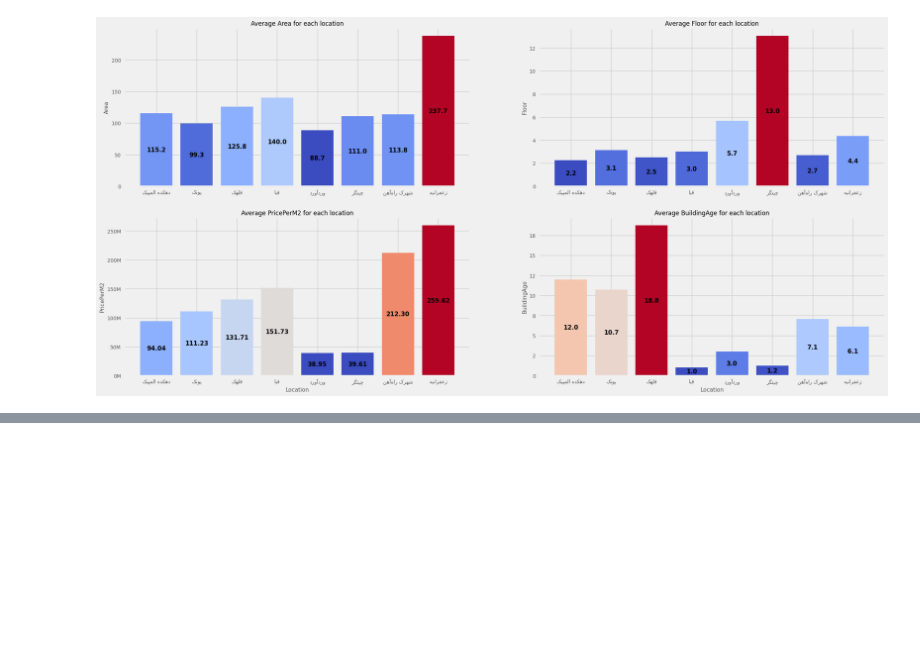
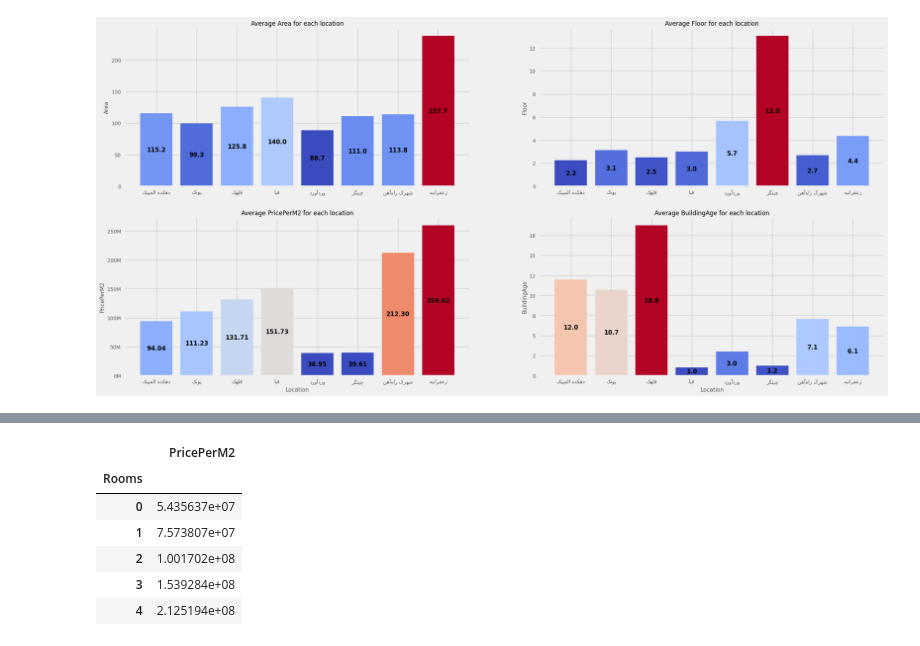
Before and after one commit to alavi-sam/house-analysis, a Jupyter notebook: analysis_notebook.ipynb, the cells around one changed output, grey strips where cells are left out. Saved outputs shown, nothing was run; the diff lists cells and outputs as text; code cells hidden in the pictures; blank space fills up the shorter version.

```diff
--- a/analysis_notebook.ipynb
+++ b/analysis_notebook.ipynb
@@ -166,0 +181,10 @@ ax.containers
+# %%
+rooms_price
+# %% [output]
+|  | PricePerM2 |
+| Rooms |  |
+| 0 | 5.435637e+07 |
+| 1 | 7.573807e+07 |
+| 2 | 1.001702e+08 |
+| 3 | 1.539284e+08 |
+| 4 | 2.125194e+08 |
```
Also changed, not shown: parts of 4 cells of this notebook.
